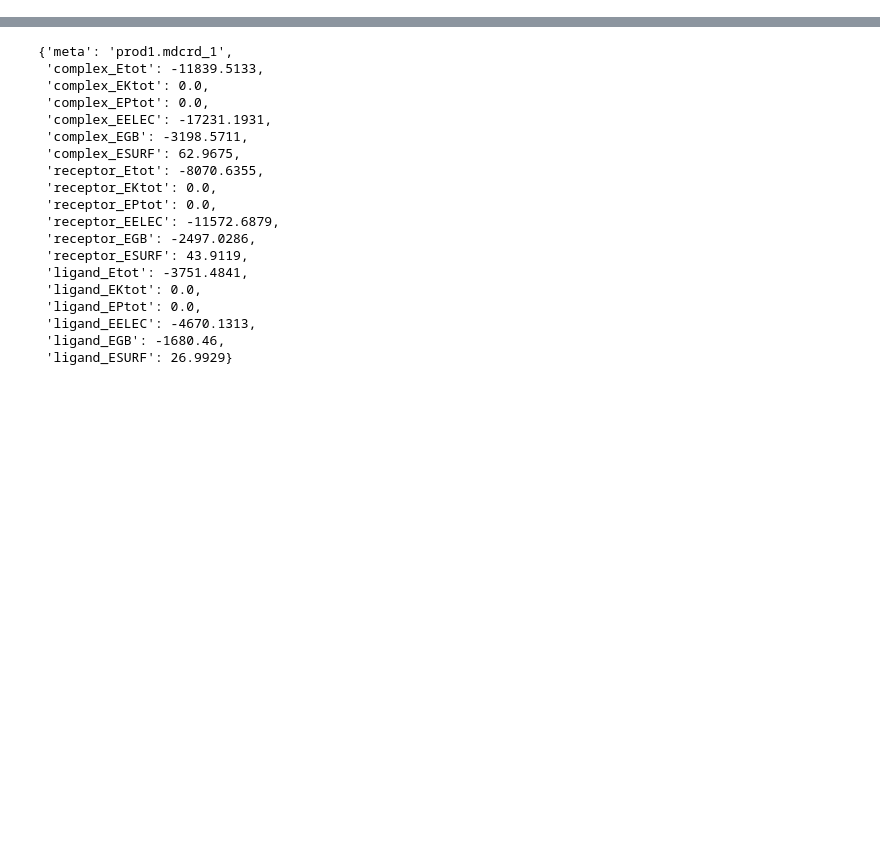
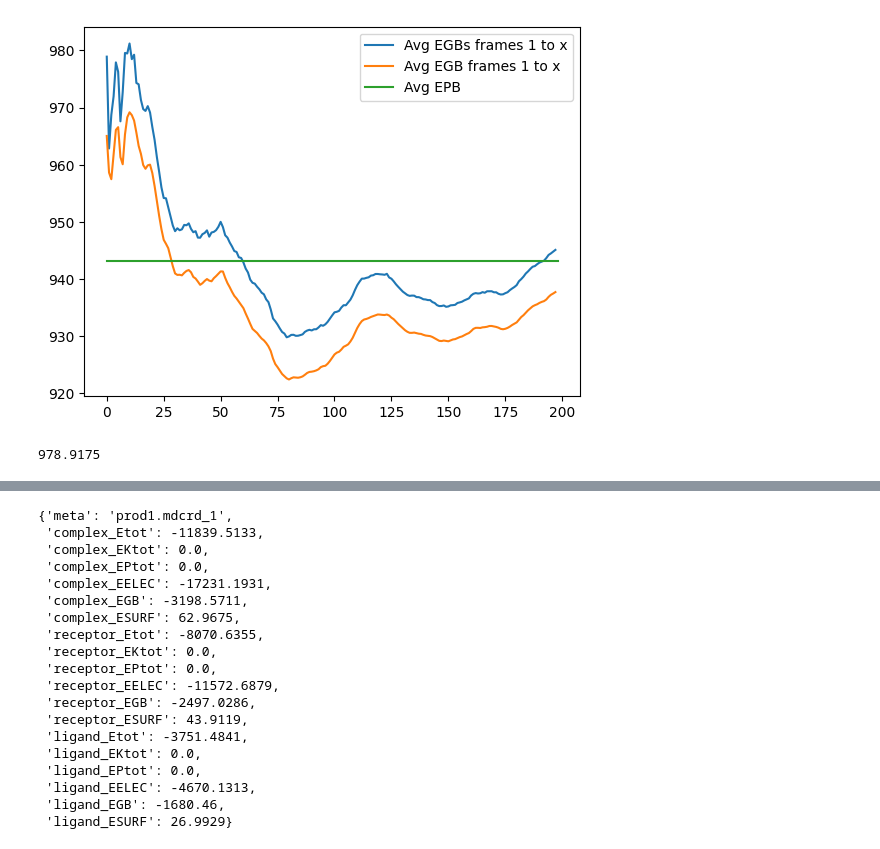
Before and after one commit to aicam/GBNN, a Jupyter notebook: GBNSR6_py/Result_Evaluation.ipynb, the cells around one changed output, grey strips where cells are left out. Cells and saved outputs as stored; diff of their text form; code cells hidden in the pictures; blank space fills up the shorter version.

```diff
--- a/GBNSR6_py/Result_Evaluation.ipynb
+++ b/GBNSR6_py/Result_Evaluation.ipynb
@@ -33,0 +61,12 @@ for i in range(2):
+# %%
+plt.plot([np.mean(EGBs[:i]) for i in range(1, 199)], label='Avg EGBs frames 1 to x')
+plt.plot([np.mean(EGB[:i]) for i in range(1, 199)], label='Avg EGB frames 1 to x')
+plt.plot([943.0761934673367 for i in range(199)], label='Avg EPB')
+plt.legend()
+plt.show()
+# %% [output]
+[figure, added]
+# %%
+EGBs[0]
+# %% [output]
+978.9175
```
Also changed, not shown: parts of 17 cells of this notebook, 26 other files.
